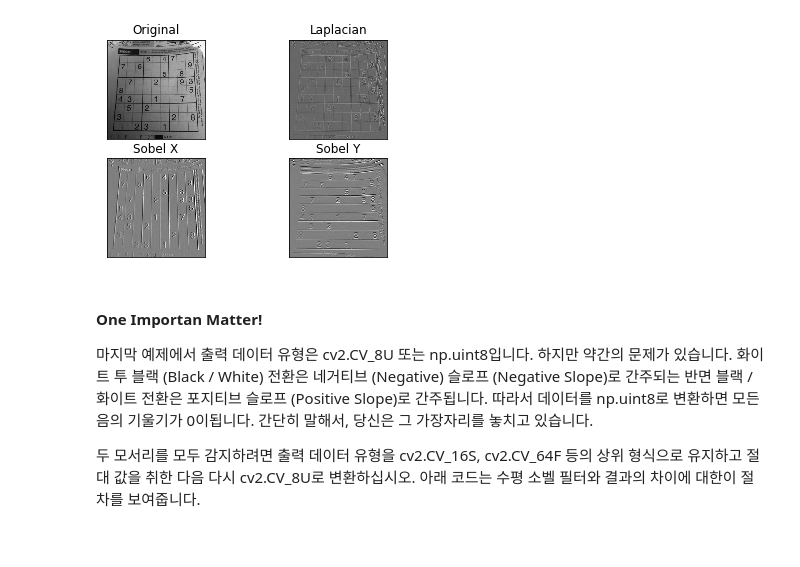
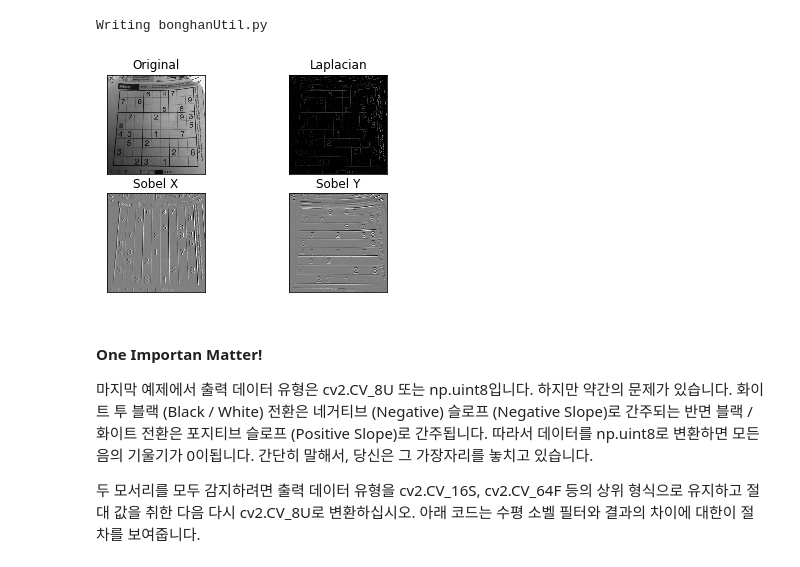
Before and after one commit to bonghanwith/study_python_opencv, a Jupyter notebook: OpenCV_Python_Tutorials/04. Image Processing in OpenCV/06_Image_Gradients.ipynb, the cells around one changed output. Saved outputs shown, nothing was run; the diff lists cells and outputs as text; code cells hidden in the pictures.

```diff
--- a/OpenCV_Python_Tutorials/04. Image Processing in OpenCV/06_Image_Gradients.ipynb
+++ b/OpenCV_Python_Tutorials/04. Image Processing in OpenCV/06_Image_Gradients.ipynb
@@ -24,30 +24,47 @@ It calculates the Laplacian of the image given by the relation, ![](5-1.png) whe
 
 #### Code
 아래의 코드는 모든 다이어그램의 연산자를 보여줍니다. 모든 커널은 5x5 크기입니다. np.uint8 유형으로 결과를 얻으려면 출력 이미지의 깊이가 -1로 전달됩니다.
+# %%
+%%writefile bonghanUtil.py
+import cv2
+import numpy as np
+
+def showImage(image):
+    cv2.imshow('image', image)
+    cv2.waitKey(0)
+    cv2.destroyAllWindows()
+    cv2.waitKey(1)
+# %% [output]
+Writing bonghanUtil.py
 # %%
 import cv2
 import numpy as np
 from matplotlib import pyplot as plt
+import bonghanUtil as bu
 
 %matplotlib inline
 img = cv2.imread('sudoku-original.jpg',0)
 
-laplacian = cv2.Laplacian(img, cv2.CV_64F)
+laplacian = cv2.Laplacian(img, cv2.CV_8U) #cv2.CV_64F
 sobelx = cv2.Sobel(img, cv2.CV_64F, 1, 0, ksize = 5)
 sobely = cv2.Sobel(img, cv2.CV_64F, 0, 1, ksize = 5)
+
+temp = cv2.adaptiveThreshold(laplacian, 255, cv2.ADAPTIVE_THRESH_GAUSSIAN_C, cv2.THRESH_BINARY, 11, 2)
+bu.showImage(laplacian)
+bu.showImage(temp)
 
 plt.subplot(2,2,1),plt.imshow(img,cmap = 'gray')
 plt.title('Original'), plt.xticks([]), plt.yticks([])
 plt.subplot(2,2,2),plt.imshow(laplacian,cmap = 'gray')
 plt.title('Laplacian'), plt.xticks([]), plt.yticks([])
 plt.subplot(2,2,3),plt.imshow(sobelx,cmap = 'gray')
 plt.title('Sobel X'), plt.xticks([]), plt.yticks([])
 plt.subplot(2,2,4),plt.imshow(sobely,cmap = 'gray')
 plt.title('Sobel Y'), plt.xticks([]), plt.yticks([])
 
 plt.show()
 # %% [output]
-[figure, old version]
+[figure, new version]
 # %% [markdown]
 #### One Importan Matter!
 
```
Also changed, not shown: 11 other files.
